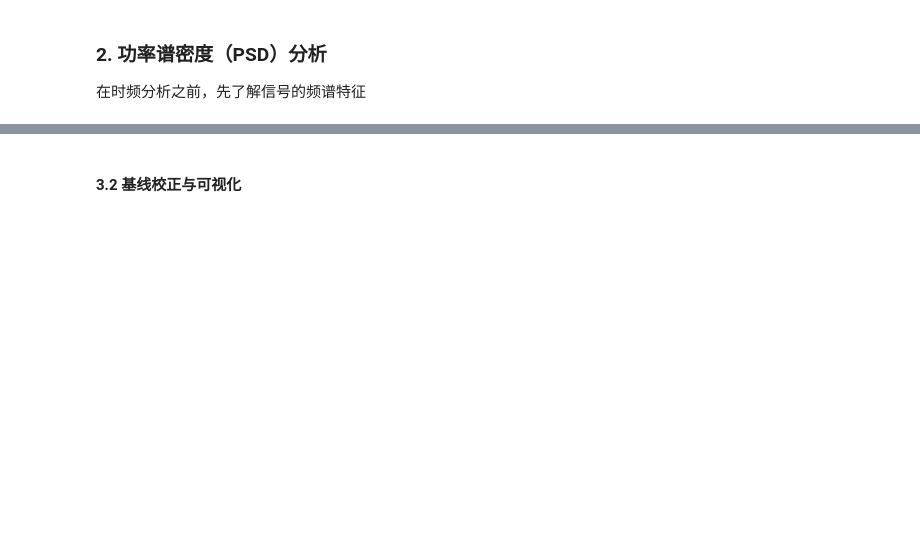
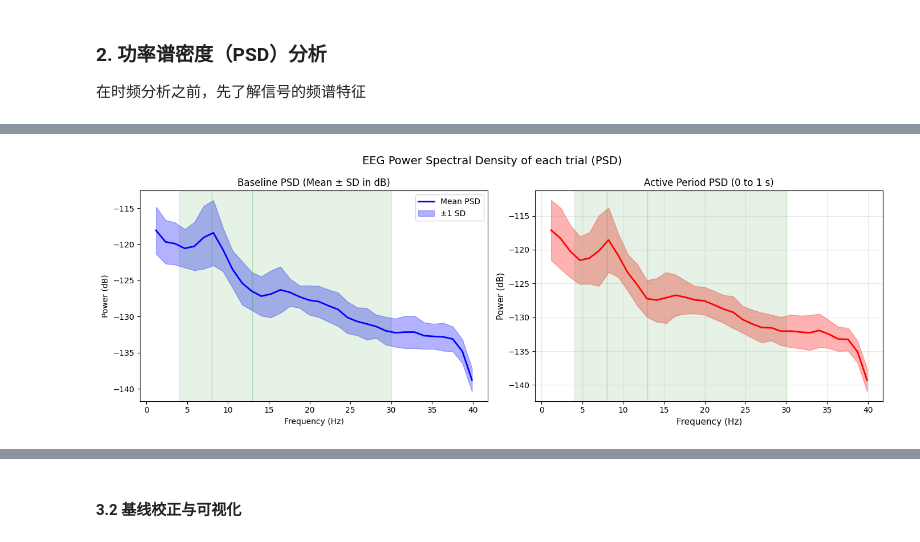
Before and after one commit to usstziyi/ERP-1, a Jupyter notebook: notebooks/Unit_04_Time_Frequency_Analysis.ipynb, the cells around one changed output, grey strips where cells are left out. Saved outputs shown, nothing was run; the diff lists cells and outputs as text; code cells hidden in the pictures; blank space fills up the shorter version.

```diff
--- a/notebooks/Unit_04_Time_Frequency_Analysis.ipynb
+++ b/notebooks/Unit_04_Time_Frequency_Analysis.ipynb
@@ -114,6 +118,12 @@ print("=" * 40)
 # %% [markdown]
 ### 1. 加载数据并预处理
 # %%
+# 修改MNE配置，指向本地数据集目录
+data_dir = os.path.abspath("../datasets")
+os.makedirs(data_dir, exist_ok=True)
+mne.set_config("MNE_DATA", data_dir)
+mne.set_config("MNE_DATASETS_SAMPLE_PATH", data_dir)
+
 # 加载数据
 sample_data_folder = mne.datasets.sample.data_path()
 raw_file = sample_data_folder / 'MEG' / 'sample' / 'sample_audvis_filt-0-40_raw.fif'
@@ -123,12 +133,12 @@ raw = raw.pick_types(eeg=True, stim=True, eog=True)
 # 滤波（时频分析需要保留更宽的频率范围）
 raw.filter(l_freq=0.5, h_freq=None, verbose=False)
 
-# 设置参考
-raw.set_eeg_reference(ref_channels='average', projection=True, verbose=False)
+# 设置参考,数据集已经有平均参考投影器
+# raw.set_eeg_reference(ref_channels='average', projection=True, verbose=False)
 
 # 查找事件并创建epochs
 events = mne.find_events(raw, stim_channel='STI 014', verbose=False)
-event_dict = {'auditory': 1, 'visual': 3}
+event_dict = {'auditory': 1, 'visual': 3}  # 左耳、左眼
 
 # 创建较长的epochs（时频分析需要更长的时间窗口）
 epochs = mne.Epochs(raw, events, event_id=event_dict,
@@ -136,9 +146,10 @@ epochs = mne.Epochs(raw, events, event_id=event_dict,
                     baseline=None,
                     reject=dict(eeg=150e-6),
                     preload=True, verbose=False)
+print(f'epochs_data shape: {epochs.get_data().shape}')
 
 # 仅使用部分epochs以加速计算
-epochs = epochs['auditory'].copy()
+epochs = epochs['auditory'].copy() # 取左耳刺激的epochs
 
 print(f"数据准备完成: {len(epochs)} trials")
 print(f"时间窗口: [{epochs.tmin}, {epochs.tmax}] s")
@@ -197,0 +166,80 @@ plt.show()
+# %%
+# 使用Welch方法计算PSD
+fig, axes = plt.subplots(1, 2, figsize=(14, 5))
+
+# 基线期PSD（-1到0秒）
+epochs_baseline = epochs.copy().crop(tmin=None, tmax=0.0)
+
+spectrum_bl = epochs_baseline.compute_psd(
+    method='welch',
+    fmin=1,
+    fmax=40,
+    n_fft=128,
+    verbose=False
+)
+# psds_bl shape:(71, 59, 34)
+# freqs_bl shape: (34,)
+psds_bl, freqs_bl = spectrum_bl.get_data(return_freqs=True)
+# 先将所有数据转换为 dB (对数空间)
+# 注意：这里是对完整的 psds_bl 进行转换，保持其原始维度 (n_epochs, n_channels, n_freqs)
+psds_bl_db = 10 * np.log10(psds_bl)
+mean_psd_bl_db = psds_bl_db.mean(axis=(0, 1))  # shape: (34,)
+# 先对通道维度求平均
+mean_ch_psd_bl_db = psds_bl_db.mean(axis=1)  # shape: (n_epochs,n_freqs)
+# 再对epoch维度求标准差
+std_psd_bl_db = mean_ch_psd_bl_db.std(axis=0)  # shape: (n_freqs,)
+
+# 绘制均值曲线
+axes[0].plot(freqs_bl, mean_psd_bl_db, color='blue', linewidth=2, label='Mean PSD')
+axes[0].fill_between(freqs_bl,
+                     mean_psd_bl_db - std_psd_bl_db,  # 下界
+                     mean_psd_bl_db + std_psd_bl_db,  # 上界
+                     alpha=0.3, color='blue', label='±1 SD')
+
+axes[0].set_xlabel('Frequency (Hz)')
+axes[0].set_ylabel('Power (dB)')
+axes[0].set_title('Baseline PSD (Mean ± SD in dB)')
+axes[0].legend()
+
+
+# 活动期PSD（0到1秒）
+epochs_active = epochs.copy().crop(tmin=0.0, tmax=1.0)
+spectrum_act = epochs_active.compute_psd(
+    method='welch',
+    fmin=1,
+    fmax=40,
+    n_fft=128,
+    verbose=False
+)
+# psds_act shape:(71, 59, 34)
+# freqs_act shape: (34,)
+psds_act, freqs_act = spectrum_act.get_data(return_freqs=True)
+psds_act_db = 10 * np.log10(psds_act)
+
+mean_psd_act_db = psds_act_db.mean(axis=(0, 1))  # shape: (34,)
+# 先对通道维度求平均
+mean_ch_psd_act_db = psds_act_db.mean(axis=1)  # shape: (n_epochs,n_freqs)
+# 再对epoch维度求标准差
+std_psd_act_db = mean_ch_psd_act_db.std(axis=0)  # shape: (n_freqs,)
+
+axes[1].plot(freqs_act, mean_psd_act_db, color='red', linewidth=2)
+axes[1].fill_between(freqs_act,
+                     mean_psd_act_db - std_psd_act_db,
+                     mean_psd_act_db + std_psd_act_db,
+                     alpha=0.3, color='red')
+axes[1].set_xlabel('Frequency (Hz)', fontsize=11)
+axes[1].set_ylabel('Power (dB)', fontsize=11)
+axes[1].set_title('Active Period PSD (0 to 1 s)', fontsize=12)
+axes[1].grid(True, alpha=0.3)
+
+# 标注频段
+for ax in axes:
+    bands = {'Theta': (4, 8), 'Alpha': (8, 13), 'Beta': (13, 30)}
+    for name, (fmin, fmax) in bands.items():
+        ax.axvspan(fmin, fmax, alpha=0.1, color='green')
+plt.suptitle('EEG Power Spectral Density of each trial (PSD)', fontsize=14)
+
+plt.tight_layout()
+plt.show()
+# %% [output]
+[figure, added]
```
Also changed, not shown: parts of 9 cells of this notebook, 3 other files.
